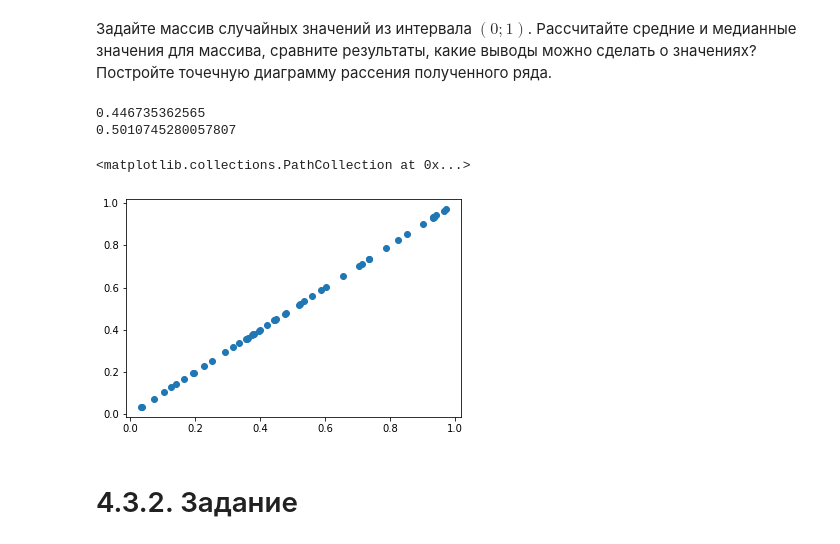
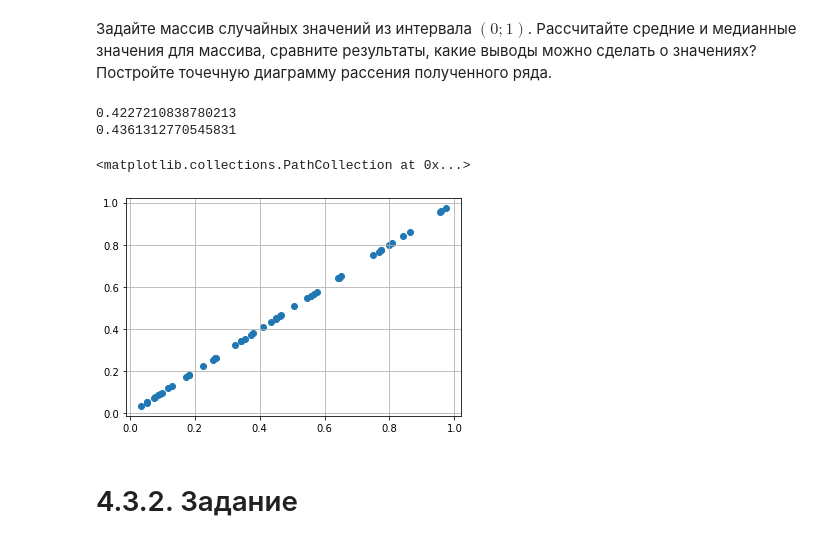
Before and after one commit to paveldm/AI-repos, a Jupyter notebook: Workbook1.ipynb, the cells around one changed output. Cells and saved outputs as stored; diff of their text form; code cells hidden in the pictures.

```diff
--- a/Workbook1.ipynb
+++ b/Workbook1.ipynb
@@ -247,16 +247,17 @@ plt.scatter(marks, data)
 # %%
 import numpy as np
 from matplotlib import pyplot as plt
 
 arr = np.random.sample(50)
 print(np.median(arr))
 print(np.mean(arr))
+plt.grid()
 plt.scatter(arr, arr)
 # %% [output]
-0.446735362565
-0.5010745280057807
+0.4227210838780213
+0.4361312770545831
 <matplotlib.collections.PathCollection at 0x...>
-[figure, old version]
+[figure, new version]
 # %% [markdown]
 # 4.3.2. Задание
 # %% [markdown]
```
Also changed, not shown: parts of 7 cells of this notebook.
